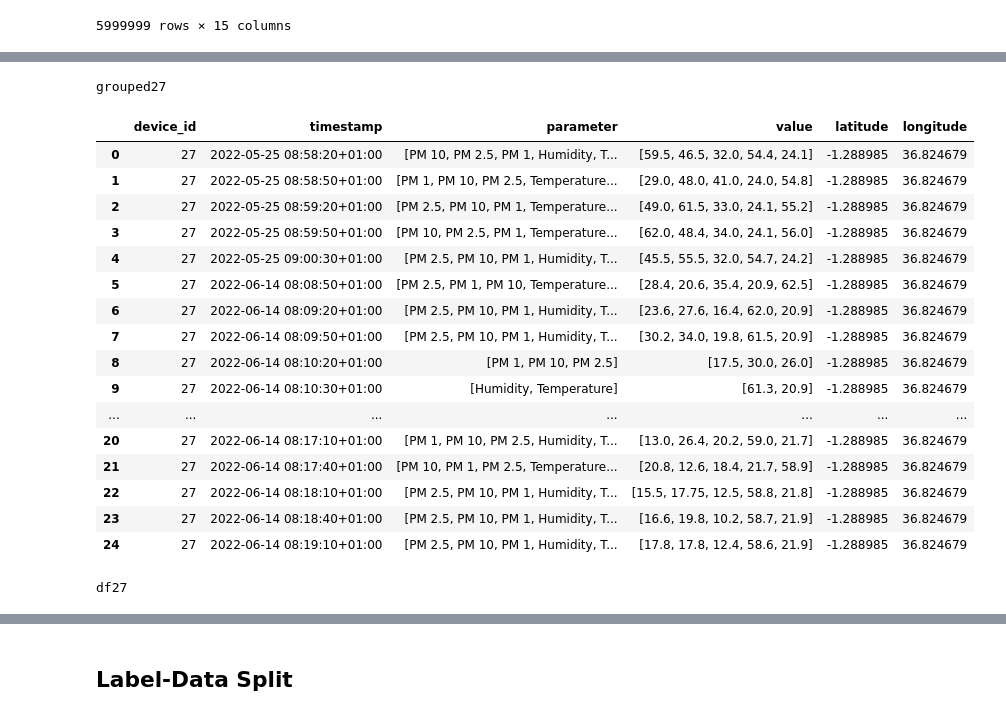
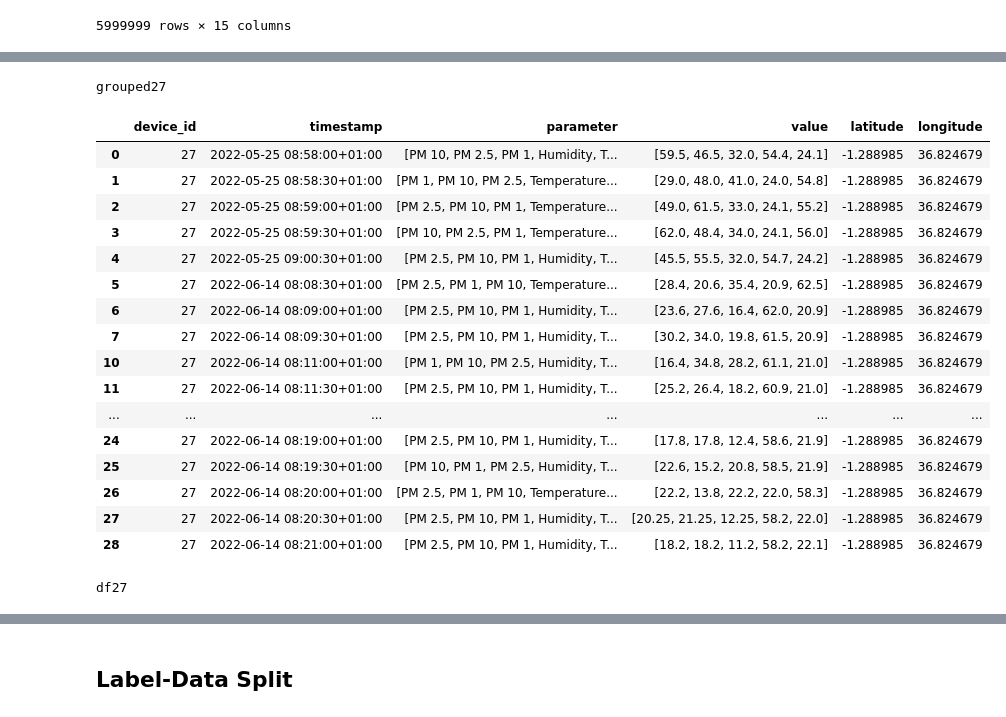
Before and after one commit to Tommy-Nguyen-cpu/Air-Quality-Network-ML, a Jupyter notebook: Air Quality ML/Copy_of_Air_Quality_(Using_Hackathon_CSV).ipynb, the cells around one changed output, grey strips where cells are left out. Saved outputs shown, nothing was run; the diff lists cells and outputs as text; code cells hidden in the pictures.

```diff
--- a/Air Quality ML/Copy_of_Air_Quality_(Using_Hackathon_CSV).ipynb
+++ b/Air Quality ML/Copy_of_Air_Quality_(Using_Hackathon_CSV).ipynb
@@ -76,5 +91,16 @@ dtype: object
 # %%
 # Grouping by 'device_id' and similar timestamps, aggregating 'value_type' and 'value' into lists
-grouped = (df.groupby(['device_id', pd.Grouper(key='timestamp', freq='10s')])
+grouped2 = (df.groupby(['device_id', pd.Grouper(key='timestamp', freq='30s')])
            .agg({'parameter': list, 'value': list, 'latitude': max, 'longitude': max})
            .reset_index())
+# %%
+grouped2 = grouped2[grouped2['value'].str.len() == 5]
+# %%
+MINSAMPLERATE = 30
+MAXSAMPLERATE = 32
+
+for i in range(MINSAMPLERATE, MAXSAMPLERATE):
+  temp = (df.groupby(['device_id', pd.Grouper(key='timestamp', freq=f'{i}s')])
+            .agg({'parameter': list, 'value': list, 'latitude': max, 'longitude': max})
+            .reset_index())
+  grouped2 = pd.concat([grouped2, temp[temp['value'].str.len() == 5]])
@@ -81,29 +125,29 @@ grouped = (df.groupby(['device_id', pd.Grouper(key='timestamp', freq='10s')])
 # %%
-grouped['parameter'] = grouped['parameter'].apply(np.array)
-grouped['value'] = grouped['value'].apply(np.array)
+grouped2['parameter'] = grouped2['parameter'].apply(np.array)
+grouped2['value'] = grouped2['value'].apply(np.array)
 # %%
 df27 = df[df['device_id'] == 27].head(25)
-grouped27 = grouped[grouped['device_id'] == 27].head(25)
+grouped27 = grouped2[grouped2['device_id'] == 27].head(25)
 display('grouped27', 'df27')
 # %% [output]
 grouped27
 |  | device_id | timestamp | parameter | value | latitude | longitude |
-| 0 | 27 | 2022-05-25 08:58:20+01:00 | [PM 10, PM 2.5, PM 1, Humidity, T... | [59.5, 46.5, 32.0, 54.4, 24.1] | -1.288985 | 36.824679 |
-| 1 | 27 | 2022-05-25 08:58:50+01:00 | [PM 1, PM 10, PM 2.5, Temperature... | [29.0, 48.0, 41.0, 24.0, 54.8] | -1.288985 | 36.824679 |
-| 2 | 27 | 2022-05-25 08:59:20+01:00 | [PM 2.5, PM 10, PM 1, Temperature... | [49.0, 61.5, 33.0, 24.1, 55.2] | -1.288985 | 36.824679 |
-| 3 | 27 | 2022-05-25 08:59:50+01:00 | [PM 10, PM 2.5, PM 1, Temperature... | [62.0, 48.4, 34.0, 24.1, 56.0] | -1.288985 | 36.824679 |
+| 0 | 27 | 2022-05-25 08:58:00+01:00 | [PM 10, PM 2.5, PM 1, Humidity, T... | [59.5, 46.5, 32.0, 54.4, 24.1] | -1.288985 | 36.824679 |
+| 1 | 27 | 2022-05-25 08:58:30+01:00 | [PM 1, PM 10, PM 2.5, Temperature... | [29.0, 48.0, 41.0, 24.0, 54.8] | -1.288985 | 36.824679 |
+| 2 | 27 | 2022-05-25 08:59:00+01:00 | [PM 2.5, PM 10, PM 1, Temperature... | [49.0, 61.5, 33.0, 24.1, 55.2] | -1.288985 | 36.824679 |
+| 3 | 27 | 2022-05-25 08:59:30+01:00 | [PM 10, PM 2.5, PM 1, Temperature... | [62.0, 48.4, 34.0, 24.1, 56.0] | -1.288985 | 36.824679 |
 | 4 | 27 | 2022-05-25 09:00:30+01:00 | [PM 2.5, PM 10, PM 1, Humidity, T... | [45.5, 55.5, 32.0, 54.7, 24.2] | -1.288985 | 36.824679 |
-| 5 | 27 | 2022-06-14 08:08:50+01:00 | [PM 2.5, PM 1, PM 10, Temperature... | [28.4, 20.6, 35.4, 20.9, 62.5] | -1.288985 | 36.824679 |
-| 6 | 27 | 2022-06-14 08:09:20+01:00 | [PM 2.5, PM 10, PM 1, Humidity, T... | [23.6, 27.6, 16.4, 62.0, 20.9] | -1.288985 | 36.824679 |
-| 7 | 27 | 2022-06-14 08:09:50+01:00 | [PM 2.5, PM 10, PM 1, Humidity, T... | [30.2, 34.0, 19.8, 61.5, 20.9] | -1.288985 | 36.824679 |
-| 8 | 27 | 2022-06-14 08:10:20+01:00 | [PM 1, PM 10, PM 2.5] | [17.5, 30.0, 26.0] | -1.288985 | 36.824679 |
-| 9 | 27 | 2022-06-14 08:10:30+01:00 | [Humidity, Temperature] | [61.3, 20.9] | -1.288985 | 36.824679 |
+| 5 | 27 | 2022-06-14 08:08:30+01:00 | [PM 2.5, PM 1, PM 10, Temperature... | [28.4, 20.6, 35.4, 20.9, 62.5] | -1.288985 | 36.824679 |
+| 6 | 27 | 2022-06-14 08:09:00+01:00 | [PM 2.5, PM 10, PM 1, Humidity, T... | [23.6, 27.6, 16.4, 62.0, 20.9] | -1.288985 | 36.824679 |
+| 7 | 27 | 2022-06-14 08:09:30+01:00 | [PM 2.5, PM 10, PM 1, Humidity, T... | [30.2, 34.0, 19.8, 61.5, 20.9] | -1.288985 | 36.824679 |
+| 10 | 27 | 2022-06-14 08:11:00+01:00 | [PM 1, PM 10, PM 2.5, Humidity, T... | [16.4, 34.8, 28.2, 61.1, 21.0] | -1.288985 | 36.824679 |
+| 11 | 27 | 2022-06-14 08:11:30+01:00 | [PM 2.5, PM 10, PM 1, Humidity, T... | [25.2, 26.4, 18.2, 60.9, 21.0] | -1.288985 | 36.824679 |
 | ... | ... | ... | ... | ... | ... | ... |
-| 20 | 27 | 2022-06-14 08:17:10+01:00 | [PM 1, PM 10, PM 2.5, Humidity, T... | [13.0, 26.4, 20.2, 59.0, 21.7] | -1.288985 | 36.824679 |
-| 21 | 27 | 2022-06-14 08:17:40+01:00 | [PM 10, PM 1, PM 2.5, Temperature... | [20.8, 12.6, 18.4, 21.7, 58.9] | -1.288985 | 36.824679 |
-| 22 | 27 | 2022-06-14 08:18:10+01:00 | [PM 2.5, PM 10, PM 1, Humidity, T... | [15.5, 17.75, 12.5, 58.8, 21.8] | -1.288985 | 36.824679 |
-| 23 | 27 | 2022-06-14 08:18:40+01:00 | [PM 2.5, PM 10, PM 1, Humidity, T... | [16.6, 19.8, 10.2, 58.7, 21.9] | -1.288985 | 36.824679 |
-| 24 | 27 | 2022-06-14 08:19:10+01:00 | [PM 2.5, PM 10, PM 1, Humidity, T... | [17.8, 17.8, 12.4, 58.6, 21.9] | -1.288985 | 36.824679 |
+| 24 | 27 | 2022-06-14 08:19:00+01:00 | [PM 2.5, PM 10, PM 1, Humidity, T... | [17.8, 17.8, 12.4, 58.6, 21.9] | -1.288985 | 36.824679 |
+| 25 | 27 | 2022-06-14 08:19:30+01:00 | [PM 10, PM 1, PM 2.5, Humidity, T... | [22.6, 15.2, 20.8, 58.5, 21.9] | -1.288985 | 36.824679 |
+| 26 | 27 | 2022-06-14 08:20:00+01:00 | [PM 2.5, PM 1, PM 10, Temperature... | [22.2, 13.8, 22.2, 22.0, 58.3] | -1.288985 | 36.824679 |
+| 27 | 27 | 2022-06-14 08:20:30+01:00 | [PM 2.5, PM 10, PM 1, Humidity, T... | [20.25, 21.25, 12.25, 58.2, 22.0] | -1.288985 | 36.824679 |
+| 28 | 27 | 2022-06-14 08:21:00+01:00 | [PM 2.5, PM 10, PM 1, Humidity, T... | [18.2, 18.2, 11.2, 58.2, 22.1] | -1.288985 | 36.824679 |
 df27
 |  | timestamp | value | parameter | device_id | chip_id | sensor_type | sensor_id | location_id | location | ... |
 | 334708 | 2022-05-25 08:58:21.831000+01:00 | 59.5 | PM 10 | 27 | esp8266-11639153 | 9 | 49 | 3573 | August 7th Memorial Park, Haile S... | ... |
```
Also changed, not shown: parts of 20 cells of this notebook.
